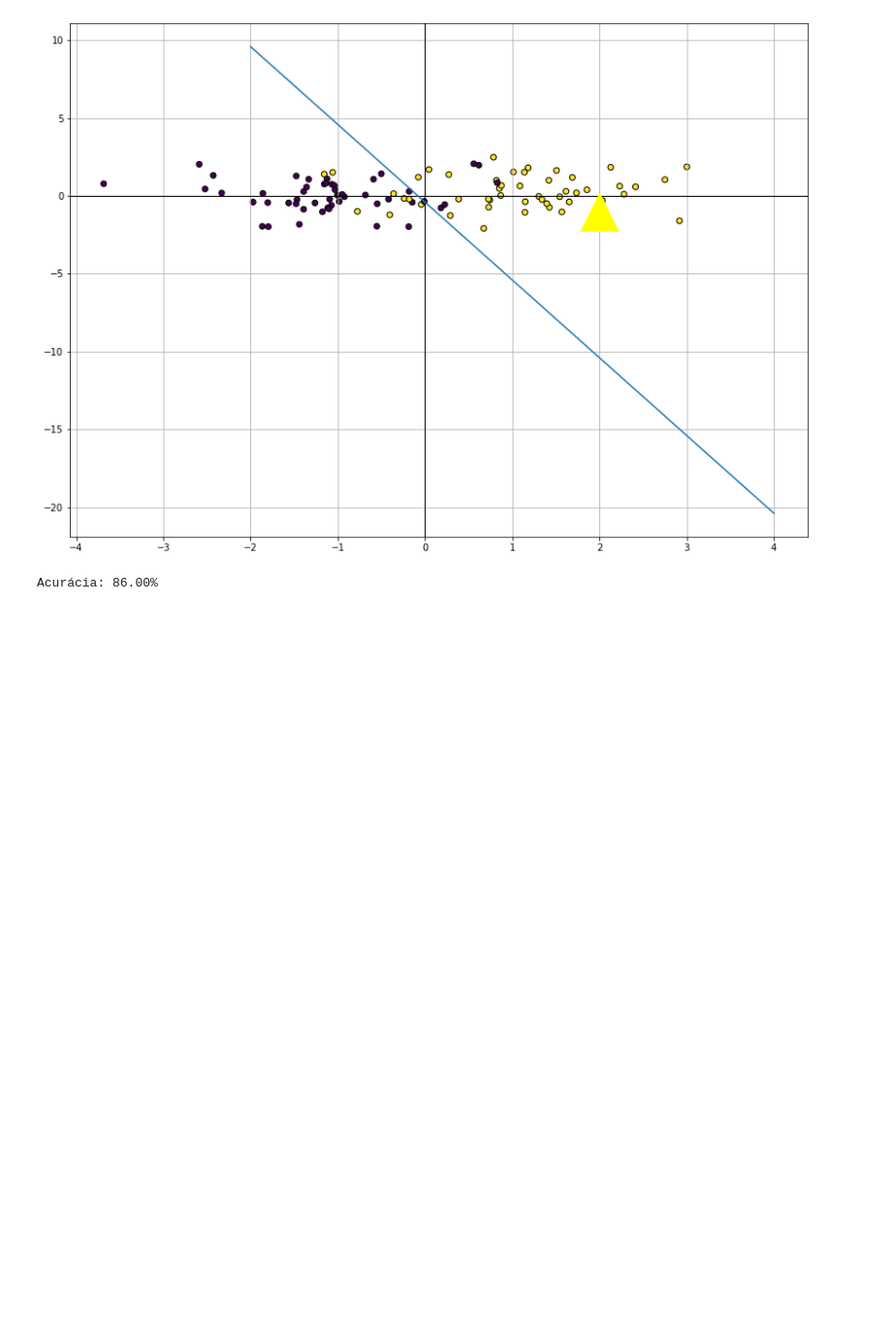
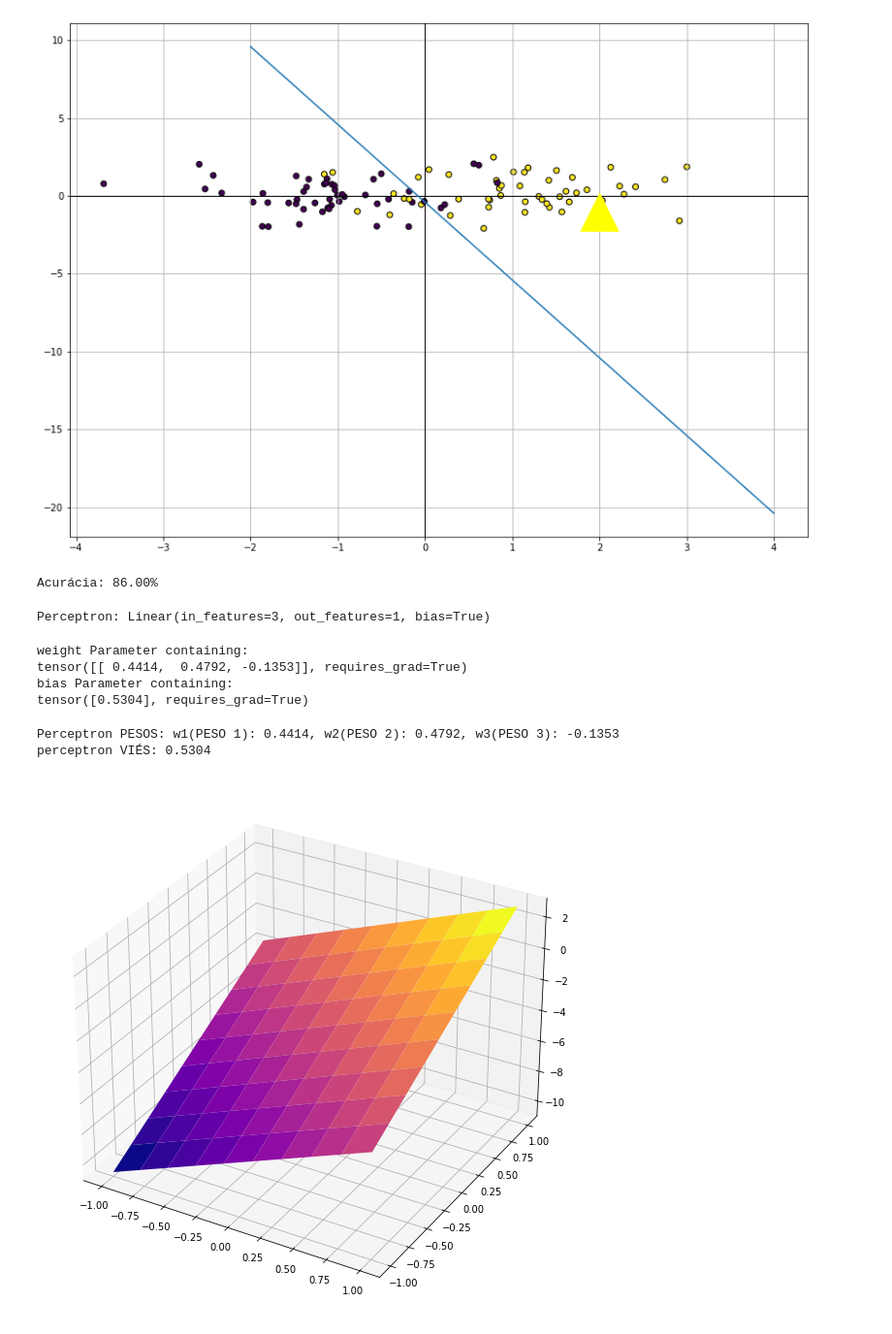
Before and after one commit to rivaldo/redes-neurais-deep-leaning-pytorch, a Jupyter notebook: sintaxe-pytoch.ipynb, the cells around one changed output. Shown: that part at 97% size. Cells and saved outputs as stored; diff of their text form; code cells hidden in the pictures; blank space fills up the shorter version.

```diff
--- a/sintaxe-pytoch.ipynb
+++ b/sintaxe-pytoch.ipynb
@@ -315,0 +316,53 @@ Acurácia: 86.00%
+# %%
+torch.manual_seed(42)
+perceptron = nn.Linear(in_features=3, out_features=1)
+print(f'Perceptron: {perceptron}')
+# %% [output]
+Perceptron: Linear(in_features=3, out_features=1, bias=True)
+# %%
+for nome, tensor in perceptron.named_parameters():
+    print(nome, tensor)
+# %% [output]
+weight Parameter containing:
+tensor([[ 0.4414,  0.4792, -0.1353]], requires_grad=True)
+bias Parameter containing:
+tensor([0.5304], requires_grad=True)
+# %%
+
+print(f'Perceptron PESOS: w1(PESO 1): {perceptron.weight[0][0]:.4f}, w2(PESO 2): {perceptron.weight[0][1]:.4f}, w3(PESO 3): {perceptron.weight[0][2]:.4f}')
+print(f'perceptron VIÉS: {perceptron.bias[0]:.4f}')
+# %% [output]
+Perceptron PESOS: w1(PESO 1): 0.4414, w2(PESO 2): 0.4792, w3(PESO 3): -0.1353
+perceptron VIÉS: 0.5304
+# %%
+w1, w2, w3 = perceptron.weight.data.numpy()[0]
+b = perceptron.bias.data.numpy()
+#w1*x1 + w2*x2 + w3*x3 + b = 0
+# %%
+import numpy as np
+import matplotlib.pyplot as plt
+from mpl_toolkits.mplot3d import Axes3D
+
+def plot3d (perceptron):
+
+    w1, w2, w3 = perceptron.weight.data.numpy()[0]
+    b = perceptron.bias.data.numpy()
+
+
+    X1 = np.linspace(-1,1,10)
+    X2 = np.linspace(-1,1,10)
+
+    X1,X2 = np.meshgrid(X1,X2)
+
+    X3 = (b - w1*X1 - w2*X2) /w3
+
+
+    fig = plt.figure(figsize=(18,10))
+    ax = fig.gca(projection='3d')
+
+
+    ax.plot_surface(X1, X2, X3, cmap='plasma')
+# %%
+plot3d(perceptron)
+# %% [output]
+[figure, added]
```
Also changed, not shown: parts of 8 cells of this notebook.
